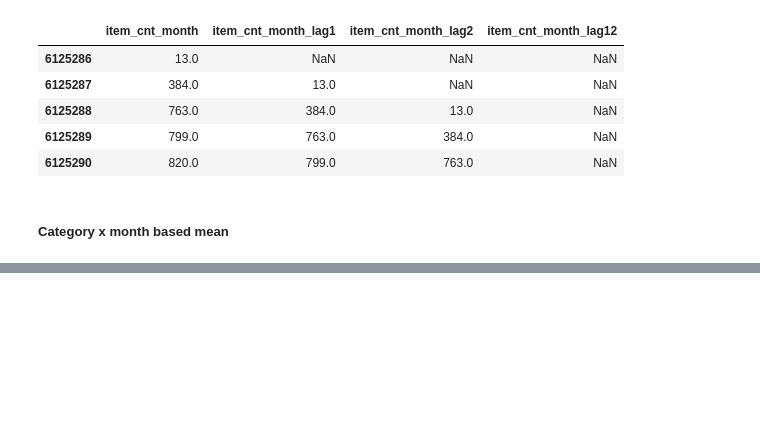
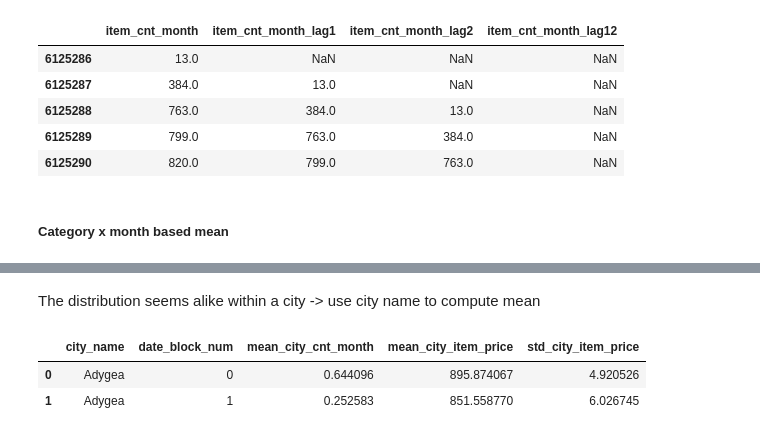
Before and after one commit to RobBlanchard/kaggle-predict-sales, a Jupyter notebook: XGBoost - 2.ipynb, the cells around one changed output, grey strips where cells are left out. Saved outputs shown, nothing was run; the diff lists cells and outputs as text; code cells hidden in the pictures; blank space fills up the shorter version.

```diff
--- a/XGBoost - 2.ipynb
+++ b/XGBoost - 2.ipynb
@@ -905,0 +946,15 @@ df_fe.head(2)
+# %% [markdown]
+The distribution seems alike within a city -> use city name to compute mean
+# %%
+cityxmonth_mean = (df_fe.groupby(["city_name","date_block_num"])
+                                        .agg({"item_cnt_month": "mean",
+                                              "mean_item_price": "mean",
+                                              "std_item_price": "mean"})
+                                        .reset_index())
+cityxmonth_mean.columns = ["city_name","date_block_num","mean_city_cnt_month",
+                              "mean_city_item_price","std_city_item_price"]
+cityxmonth_mean.head(2)
+# %% [output]
+|  | city_name | date_block_num | mean_city_cnt_month | mean_city_item_price | std_city_item_price |
+| 0 | Adygea | 0 | 0.644096 | 895.874067 | 4.920526 |
+| 1 | Adygea | 1 | 0.252583 | 851.558770 | 6.026745 |
```
Also changed, not shown: parts of 17 cells of this notebook.
